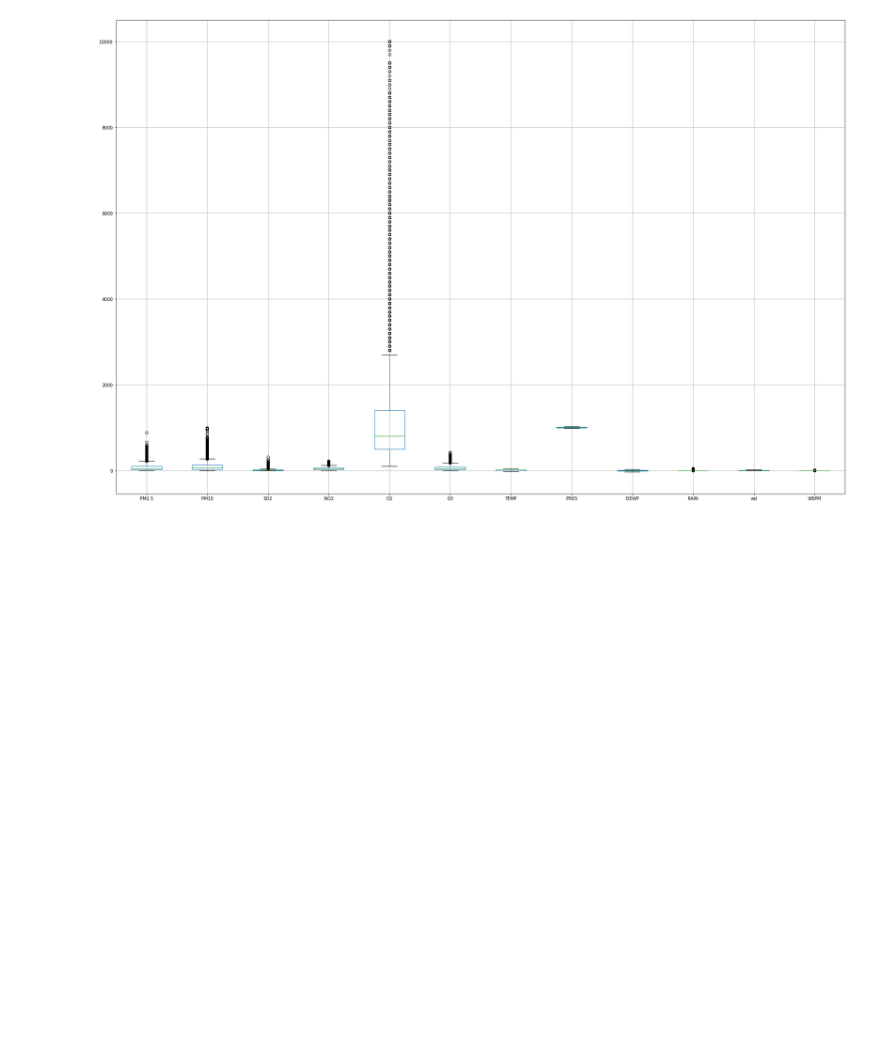
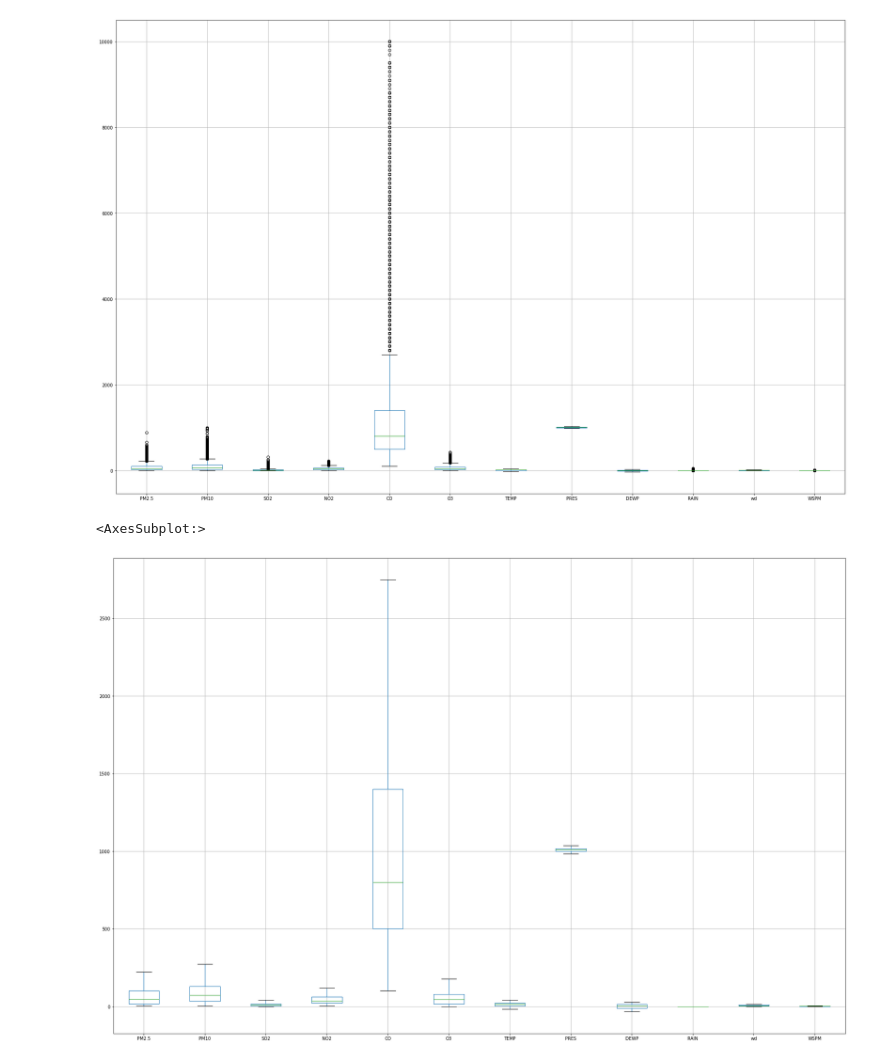
Before and after one commit to LahiRumesh/ML_Data_Pre-Process, a Jupyter notebook: data_pre_process.ipynb, the cells around one changed output. Drawn from its saved outputs; the diff is of its cells as text; code cells hidden in the pictures; blank space fills up the shorter version.

Commit message:
outlaiers handling

```diff
--- a/data_pre_process.ipynb
+++ b/data_pre_process.ipynb
@@ -117,3 +116,27 @@ df_fill.boxplot(column=list(df_fill),figsize=(30,20))
 # %% [output]
 <AxesSubplot:>
 [figure]
+# %%
+#Outliers handling with use of quantile
+
+def checkOutliers(df):
+    for variable in df.columns:
+        if (((df[variable].dtype)=='float64') | ((df[variable].dtype)=='int64')):
+
+            #calculate the IQR
+            IQR = df[variable].quantile(0.75) - df[variable].quantile(0.25)
+
+            #calculate the boundries
+            lower = df[variable].quantile(0.25) - (IQR * 1.5)
+            upper = df[variable].quantile(0.75) + (IQR * 1.5)
+
+            # replacing the outliers
+            df[variable] = np.where(df[variable] > upper, upper, np.where(df[variable] < lower, lower, df[variable]))
+    return df
+
+
+df_out=checkOutliers(df_fill)
+df_out.boxplot(column=list(df_out),figsize=(30,20))
+# %% [output]
+<AxesSubplot:>
+[figure, added]
```
Also changed, not shown: parts of 2 cells of this notebook.
